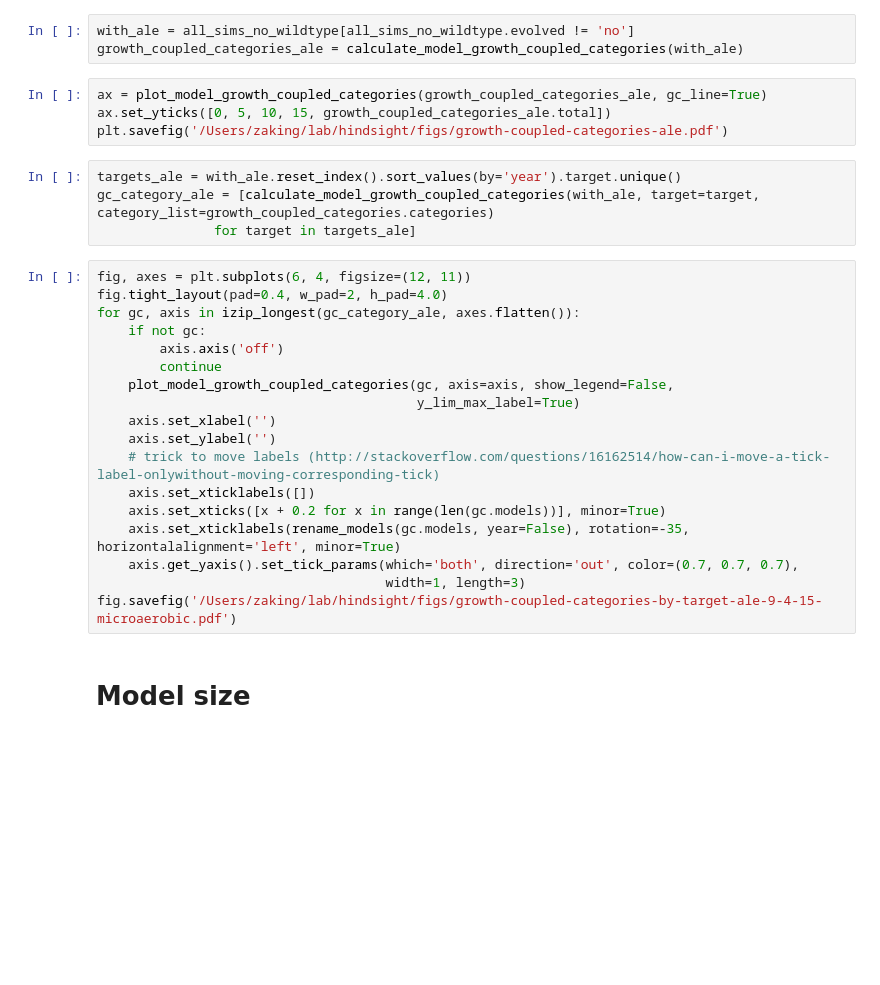
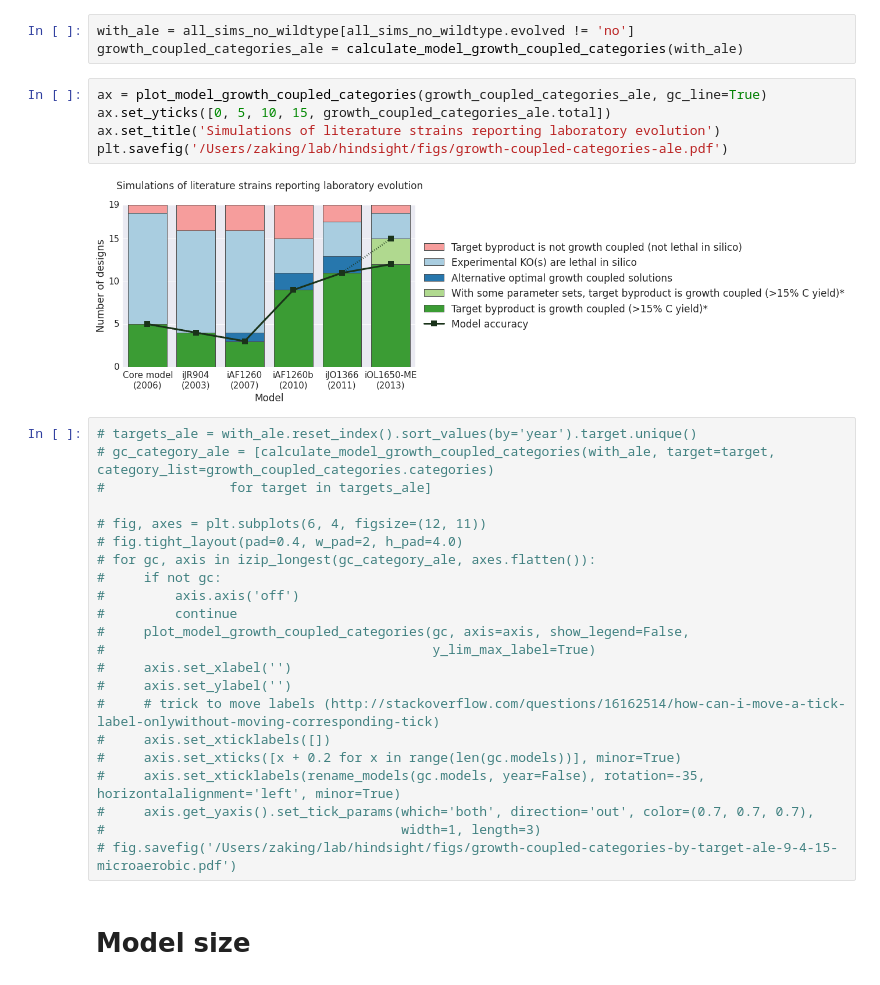
Before and after one commit to zakandrewking/hindsight, a Jupyter notebook: notebooks/figures.ipynb, the cells around one changed output. Cells and saved outputs as stored; diff of their text form; blank space fills up the shorter version.

```diff
--- a/notebooks/figures.ipynb
+++ b/notebooks/figures.ipynb
@@ -693,29 +741,32 @@ growth_coupled_categories_ale = calculate_model_growth_coupled_categories(with_a
 # %%
 ax = plot_model_growth_coupled_categories(growth_coupled_categories_ale, gc_line=True)
 ax.set_yticks([0, 5, 10, 15, growth_coupled_categories_ale.total])
+ax.set_title('Simulations of literature strains reporting laboratory evolution')
 plt.savefig('/Users/zaking/lab/hindsight/figs/growth-coupled-categories-ale.pdf')
+# %% [output]
+[figure, added]
-# %%
-targets_ale = with_ale.reset_index().sort_values(by='year').target.unique()
-gc_category_ale = [calculate_model_growth_coupled_categories(with_ale, target=target, category_list=growth_coupled_categories.categories)
-               for target in targets_ale]
 # %%
-fig, axes = plt.subplots(6, 4, figsize=(12, 11))
-fig.tight_layout(pad=0.4, w_pad=2, h_pad=4.0)
-for gc, axis in izip_longest(gc_category_ale, axes.flatten()):
-    if not gc:
-        axis.axis('off')
-        continue
-    plot_model_growth_coupled_categories(gc, axis=axis, show_legend=False,
-                                         y_lim_max_label=True)
-    axis.set_xlabel('')
-    axis.set_ylabel('')
-    # trick to move labels (http://stackoverflow.com/questions/16162514/how-can-i-move-a-tick-label-onlywithout-moving-corresponding-tick)
-    axis.set_xticklabels([])
-    axis.set_xticks([x + 0.2 for x in range(len(gc.models))], minor=True)
-    axis.set_xticklabels(rename_models(gc.models, year=False), rotation=-35, horizontalalignment='left', minor=True)
-    axis.get_yaxis().set_tick_params(which='both', direction='out', color=(0.7, 0.7, 0.7),
-                                     width=1, length=3)
-fig.savefig('/Users/zaking/lab/hindsight/figs/growth-coupled-categories-by-target-ale-9-4-15-microaerobic.pdf')
+# targets_ale = with_ale.reset_index().sort_values(by='year').target.unique()
+# gc_category_ale = [calculate_model_growth_coupled_categories(with_ale, target=target, category_list=growth_coupled_categories.categories)
+#                for target in targets_ale]
+
+# fig, axes = plt.subplots(6, 4, figsize=(12, 11))
+# fig.tight_layout(pad=0.4, w_pad=2, h_pad=4.0)
+# for gc, axis in izip_longest(gc_category_ale, axes.flatten()):
+#     if not gc:
+#         axis.axis('off')
+#         continue
+#     plot_model_growth_coupled_categories(gc, axis=axis, show_legend=False,
+#                                          y_lim_max_label=True)
+#     axis.set_xlabel('')
+#     axis.set_ylabel('')
+#     # trick to move labels (http://stackoverflow.com/questions/16162514/how-can-i-move-a-tick-label-onlywithout-moving-corresponding-tick)
+#     axis.set_xticklabels([])
+#     axis.set_xticks([x + 0.2 for x in range(len(gc.models))], minor=True)
+#     axis.set_xticklabels(rename_models(gc.models, year=False), rotation=-35, horizontalalignment='left', minor=True)
+#     axis.get_yaxis().set_tick_params(which='both', direction='out', color=(0.7, 0.7, 0.7),
+#                                      width=1, length=3)
+# fig.savefig('/Users/zaking/lab/hindsight/figs/growth-coupled-categories-by-target-ale-9-4-15-microaerobic.pdf')
 # %% [markdown]
 # Model size
 # %%
```
Also changed, not shown: parts of 33 cells of this notebook, 17 other files.
